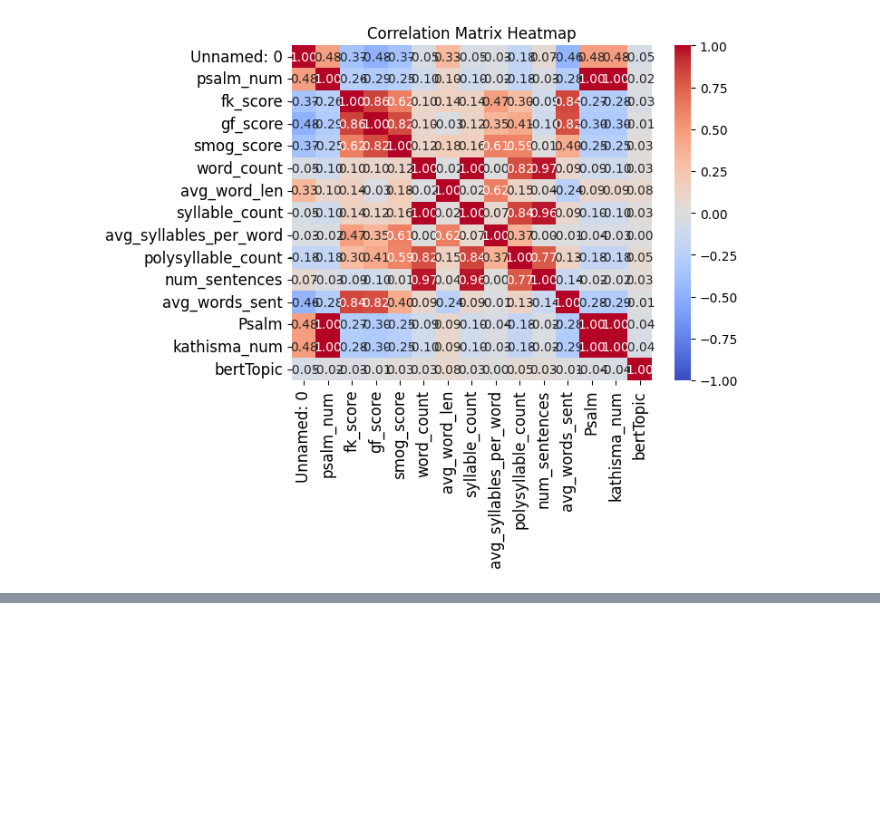
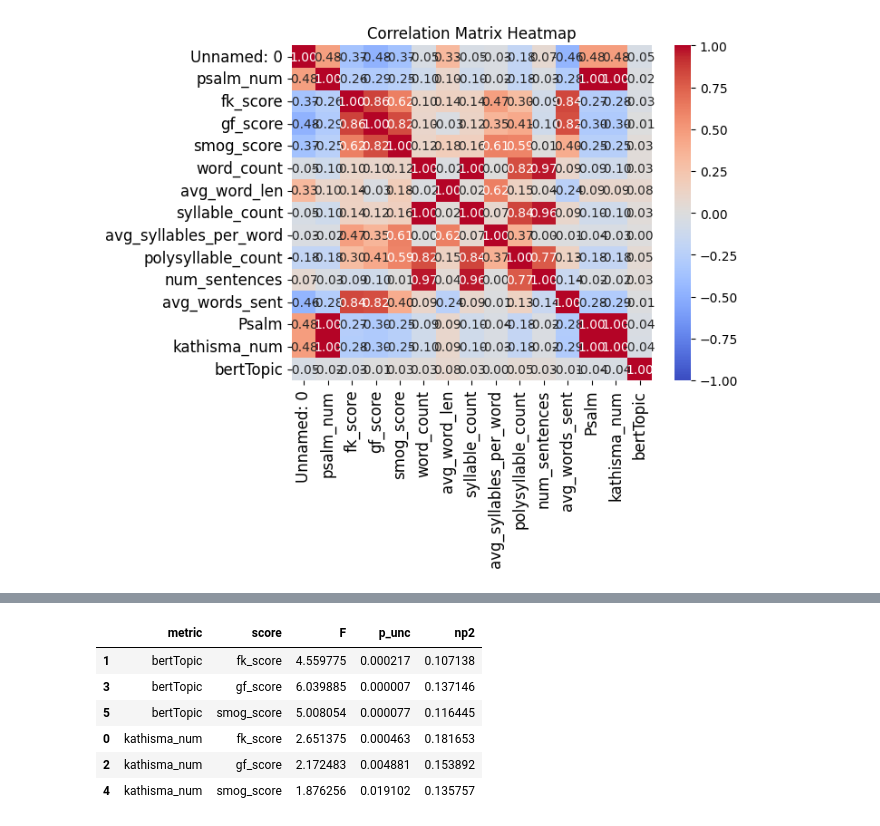
Before and after one commit to cwc09262/psalms-text-comparison, a Jupyter notebook: readability_correlations.ipynb, the cells around one changed output, grey strips where cells are left out. Cells and saved outputs as stored; diff of their text form; code cells hidden in the pictures; blank space fills up the shorter version.

```diff
--- a/readability_correlations.ipynb
+++ b/readability_correlations.ipynb
@@ -83,0 +70,28 @@ ImportError: cannot import name '_lazywhere' from 'scipy._lib._util' (/opt/conda
+# %%
+scores = ['fk_score', 'gf_score', 'smog_score']
+target_metrics = ["kathisma_num", "bertTopic"]
+
+anovas = []
+
+for score in scores:
+    for metric in target_metrics:
+        result = pg.anova(dv=score, between=metric, data=psalms)
+
+        temp = result[['Source', 'F', 'p_unc', 'np2']].copy()
+        temp['score'] = score
+        temp['metric'] = metric
+
+        anovas.append(temp)
+
+anovas = pd.concat(anovas, ignore_index=True)
+
+anovas = anovas[['metric', 'score', 'F', 'p_unc', 'np2']]
+anovas.sort_values(by='metric')
+# %% [output]
+|  | metric | score | F | p_unc | np2 |
+| 1 | bertTopic | fk_score | 4.559775 | 0.000217 | 0.107138 |
+| 3 | bertTopic | gf_score | 6.039885 | 0.000007 | 0.137146 |
+| 5 | bertTopic | smog_score | 5.008054 | 0.000077 | 0.116445 |
+| 0 | kathisma_num | fk_score | 2.651375 | 0.000463 | 0.181653 |
+| 2 | kathisma_num | gf_score | 2.172483 | 0.004881 | 0.153892 |
+| 4 | kathisma_num | smog_score | 1.876256 | 0.019102 | 0.135757 |
```
Also changed, not shown: parts of 9 cells of this notebook, 3 other files.
